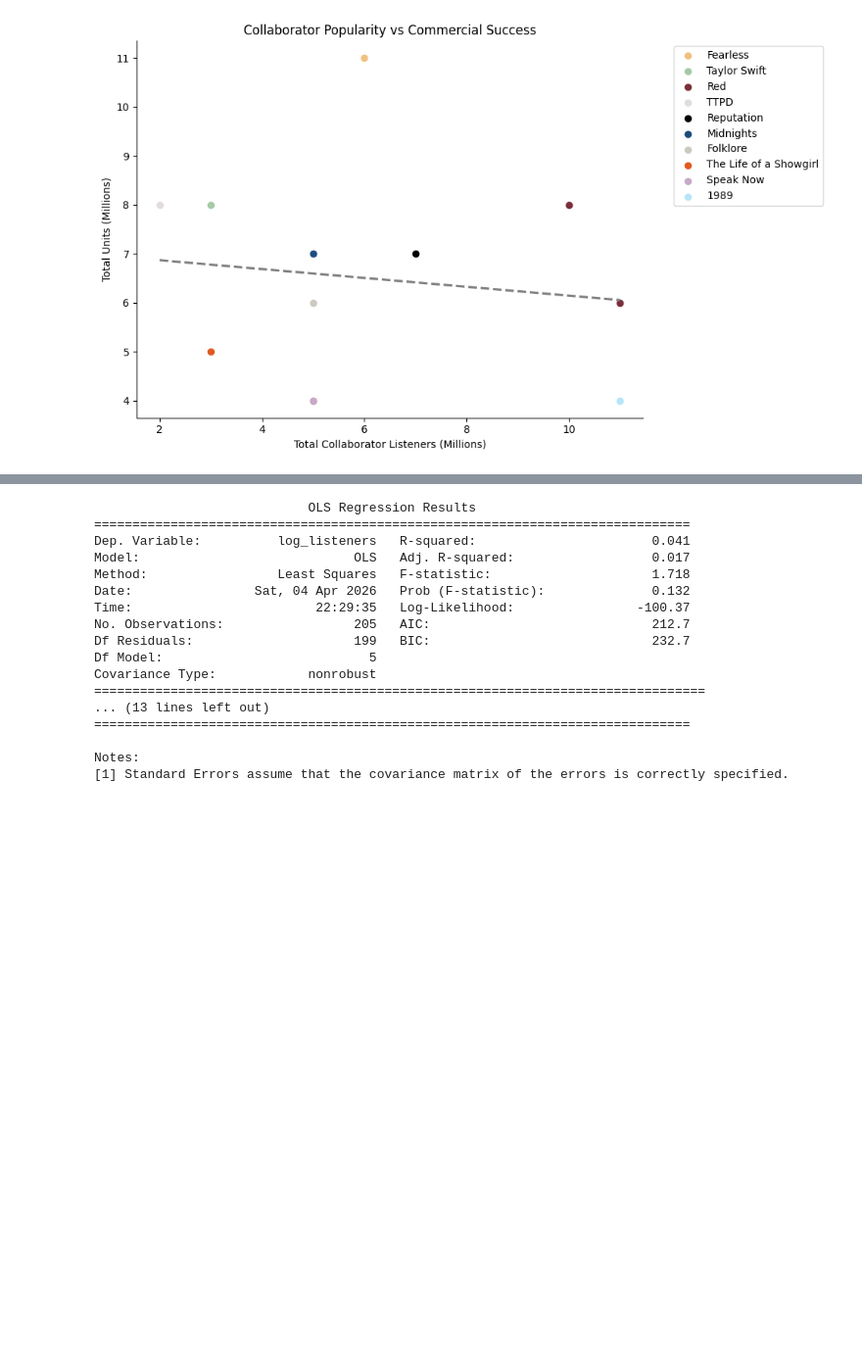
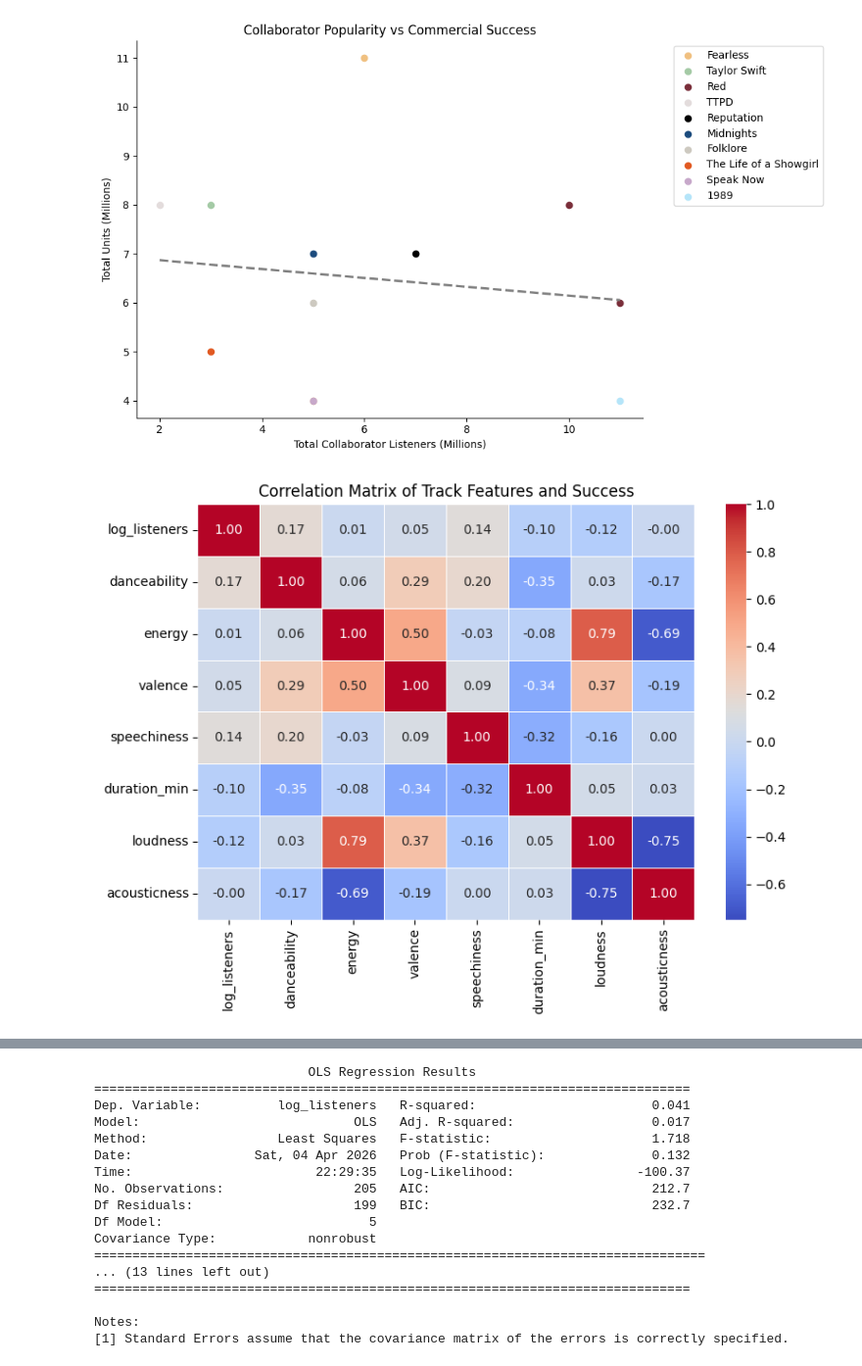
Before and after one commit to haskinse/bee2041_empirical_project, a Jupyter notebook: source_code/04_analysis.ipynb, the cells around one changed output, grey strips where cells are left out. Shown at 98% size. Saved outputs shown, nothing was run; the diff lists cells and outputs as text; code cells hidden in the pictures; blank space fills up the shorter version.

Commit message:
Created a correlation matrix between track features and listeners.

```diff
--- a/source_code/04_analysis.ipynb
+++ b/source_code/04_analysis.ipynb
@@ -564,2 +579,36 @@ plot_collaborator_popularity("popularity_of_collaborators")
+# %%
+# select variables we want to check relationships between
+corr_features = [
+    "log_listeners",
+    "danceability",
+    "energy",
+    "valence",
+    "speechiness",
+    "duration_min",
+    "loudness",
+    "acousticness"
+]
+
+# compute correlation matrix
+corr_matrix = track_data[corr_features].corr()
+
+# set up figure
+plt.figure(figsize = (8, 6)) # make it big enough to read
+
+# plot heatmap (pretty version of correlation matrix)
+sns.heatmap(
+    corr_matrix,
+    annot = True,        # show numbers in each cell
+    cmap = "coolwarm",   # blue = negative, red = positive
+    fmt = ".2f",         # round to 2 decimal places
+    linewidths = 0.5     # add lines between cells so it looks cleaner
+)
+
+plt.title("Correlation Matrix of Track Features and Success") # title
+
+plt.tight_layout() # stops labels getting cut off
+plt.show() # display plot
+# %% [output]
+[figure, added]
 # %%
 import statsmodels.api as sm
```
Also changed, not shown: parts of 4 cells of this notebook.
